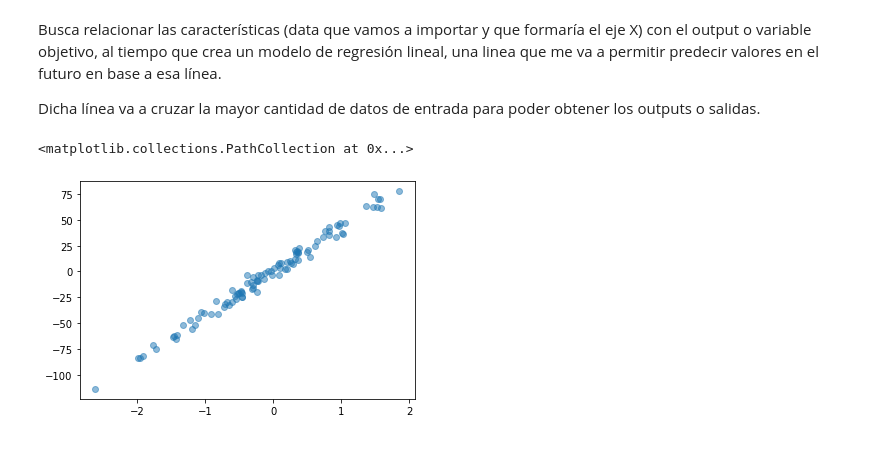
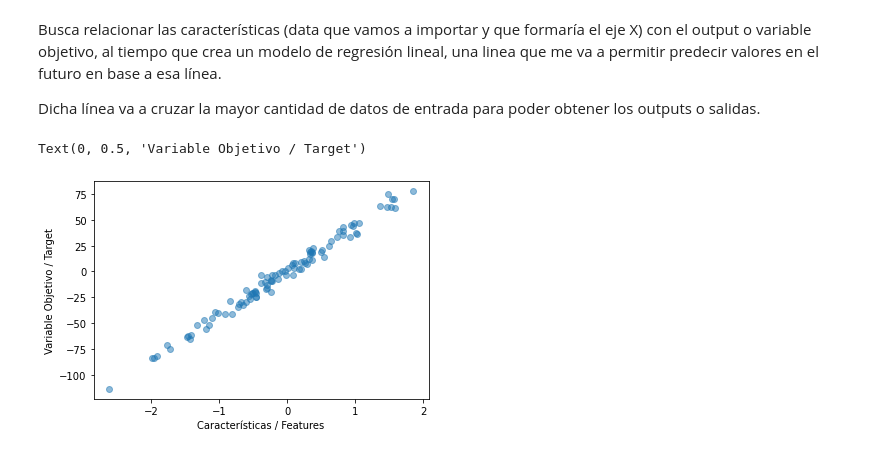
Before and after one commit to gabrieltorres519/Curso_ML_Python_Programador_IA, a Jupyter notebook: 4_Algoritmos_de_Regresión/1_Regresión_Lineal.ipynb, the cells around one changed output. Drawn from its saved outputs; the diff is of its cells as text; code cells hidden in the pictures.

```diff
--- a/4_Algoritmos_de_Regresión/1_Regresión_Lineal.ipynb
+++ b/4_Algoritmos_de_Regresión/1_Regresión_Lineal.ipynb
@@ -18,6 +18,8 @@ import matplotlib.pyplot as plt
 # %%
 _, ax = plt.subplots()
 ax.scatter(x,y, alpha=0.5)
+ax.set_xlabel("Características / Features")
+ax.set_ylabel("Variable Objetivo / Target")
 # %% [output]
-<matplotlib.collections.PathCollection at 0x...>
+Text(0, 0.5, 'Variable Objetivo / Target')
-[figure, old version]
+[figure, new version]
```
Also changed, not shown: parts of 4 cells of this notebook.
